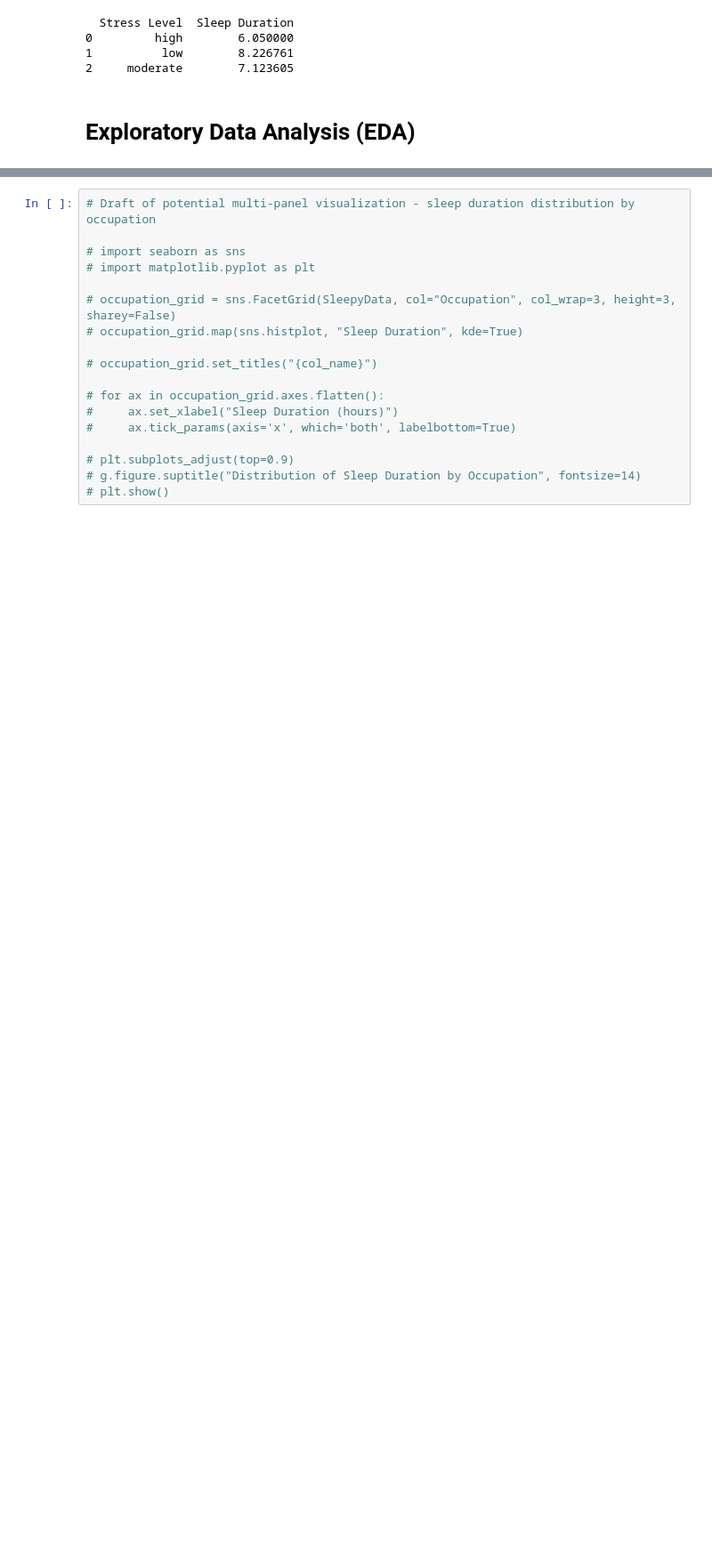
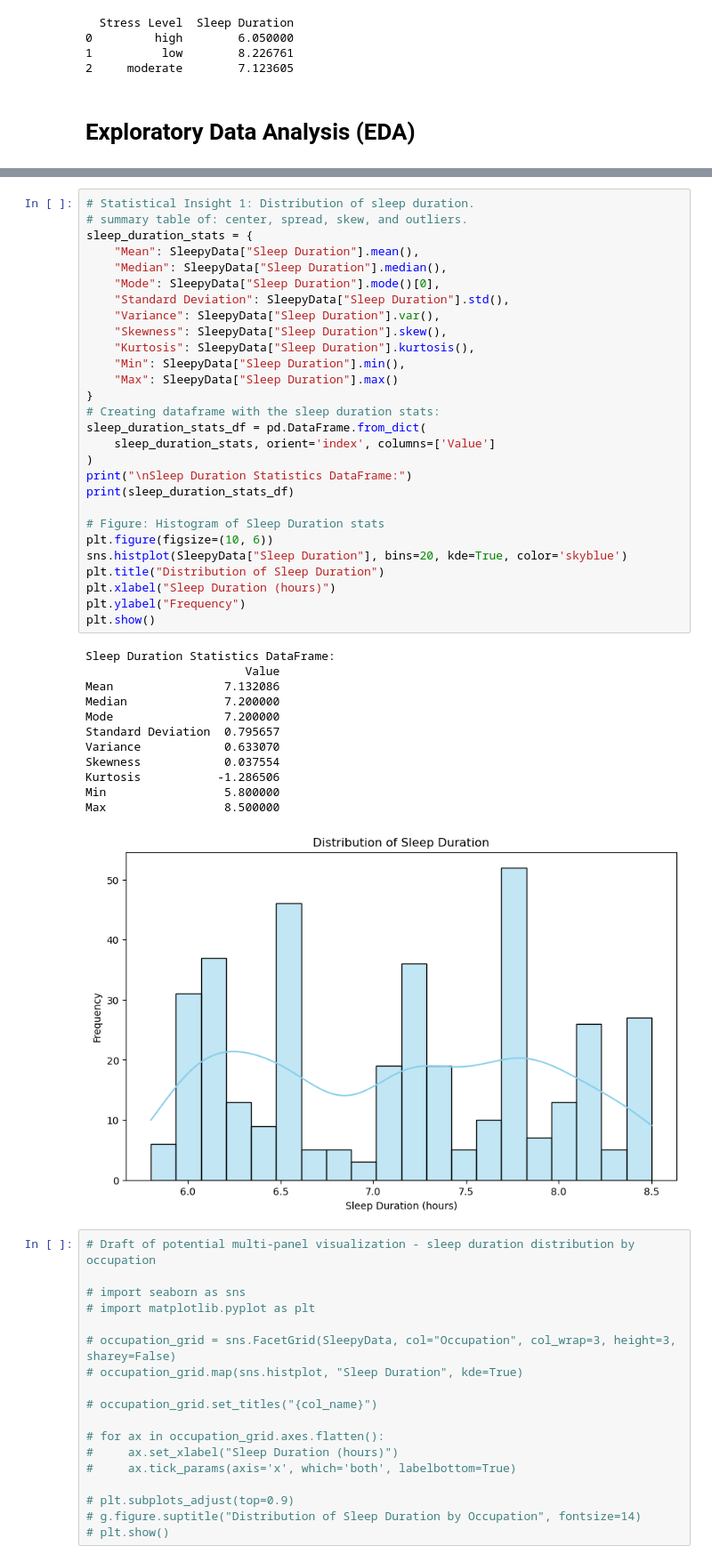
Before and after one commit to IT2053C-Gilany/final-project-Error1n, a Jupyter notebook: final-project.ipynb, the cells around one changed output, grey strips where cells are left out. Shown at 89% size. Cells and saved outputs as stored; diff of their text form; blank space fills up the shorter version.

Commit message:
statistical insight 1

```diff
--- a/final-project.ipynb
+++ b/final-project.ipynb
@@ -207,3 +212,44 @@ agegroup_sleep_duration = SleepyData_merged.groupby("Age Group").agg({
+# %%
+# Statistical Insight 1: Distribution of sleep duration.
+# summary table of: center, spread, skew, and outliers.
+sleep_duration_stats = {
+    "Mean": SleepyData["Sleep Duration"].mean(),
+    "Median": SleepyData["Sleep Duration"].median(),
+    "Mode": SleepyData["Sleep Duration"].mode()[0],
+    "Standard Deviation": SleepyData["Sleep Duration"].std(),
+    "Variance": SleepyData["Sleep Duration"].var(),
+    "Skewness": SleepyData["Sleep Duration"].skew(),
+    "Kurtosis": SleepyData["Sleep Duration"].kurtosis(),
+    "Min": SleepyData["Sleep Duration"].min(),
+    "Max": SleepyData["Sleep Duration"].max()
+}
+# Creating dataframe with the sleep duration stats:
+sleep_duration_stats_df = pd.DataFrame.from_dict(
+    sleep_duration_stats, orient='index', columns=['Value']
+)
+print("\nSleep Duration Statistics DataFrame:")
+print(sleep_duration_stats_df)
+
+# Figure: Histogram of Sleep Duration stats
+plt.figure(figsize=(10, 6))
+sns.histplot(SleepyData["Sleep Duration"], bins=20, kde=True, color='skyblue')
+plt.title("Distribution of Sleep Duration")
+plt.xlabel("Sleep Duration (hours)")
+plt.ylabel("Frequency")
+plt.show()
+# %% [output]
+Sleep Duration Statistics DataFrame:
+                       Value
+Mean                7.132086
+Median              7.200000
+Mode                7.200000
+Standard Deviation  0.795657
+Variance            0.633070
+Skewness            0.037554
+Kurtosis           -1.286506
+Min                 5.800000
+Max                 8.500000
+[figure, added]
 # %%
 # Draft of potential multi-panel visualization - sleep duration distribution by occupation
 
```
Also changed, not shown: parts of 1 cell of this notebook.
